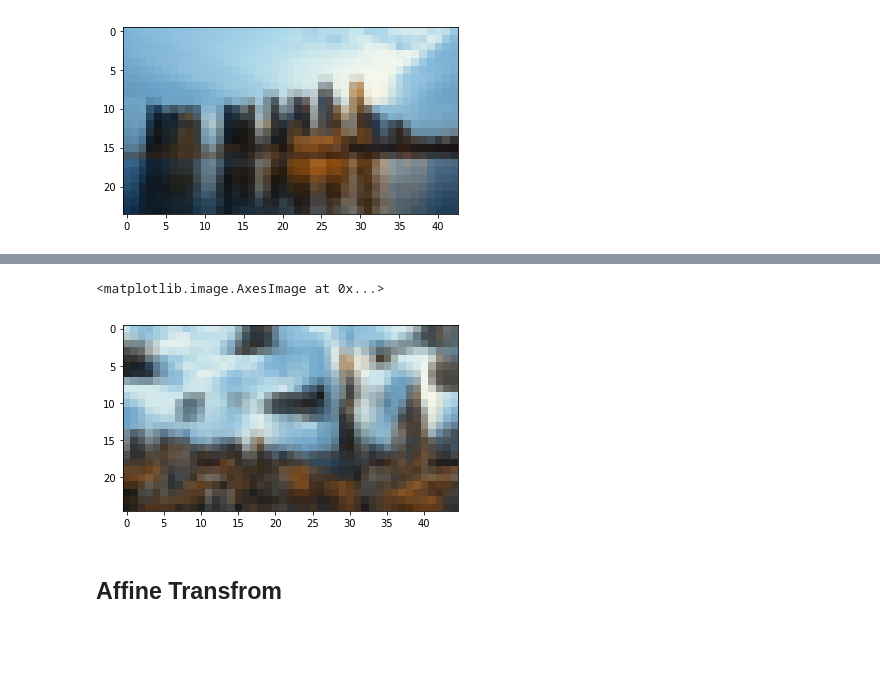
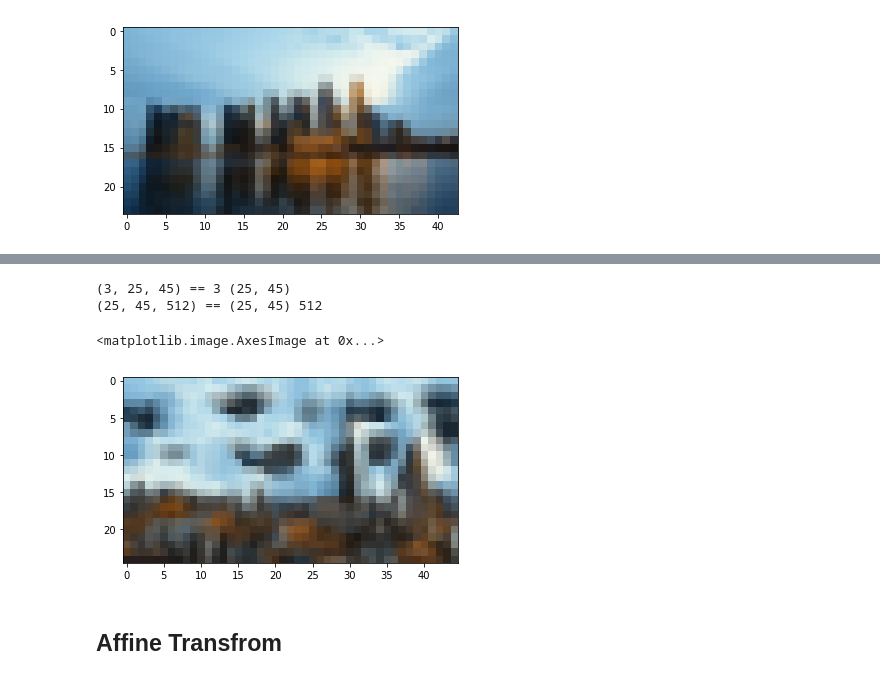
Before and after one commit to rassilon712/Neural_Color_Transfer, a Jupyter notebook: NCT_modified.ipynb, the cells around one changed output, grey strips where cells are left out. Saved outputs shown, nothing was run; the diff lists cells and outputs as text; code cells hidden in the pictures; blank space fills up the shorter version.

```diff
--- a/NCT_modified.ipynb
+++ b/NCT_modified.ipynb
@@ -212,9 +204,10 @@ def get_feature(img_tensor, feature_id):
     if USE_CUDA:
         img_tensor = img_tensor.cuda('cuda:3')
 
-    feature = model(img_tensor, feature_id)
-    feature = feature.data.squeeze().cpu().numpy().transpose(1, 2, 0)
-    return np.array(feature)
+    feature_tensor = model(img_tensor, feature_id)
+    feature = feature_tensor.data.squeeze().cpu().numpy().transpose(LEFT_SHIFT)
+    return feature
+
 
 def normalize(feature):
     return feature / np.linalg.norm(feature, ord=2, axis=2, keepdims=True)
@@ -384,15 +355,15 @@ class PatchMatch:
                     dbest = self.nnd[ay, ax]
 
                     # Propagation
-                    if (ay - ychange) < self.ah and (ay - ychange) >= 0:
+                    if 0 <= (ay - ychange) < self.ah:
                         yp, xp = self.nnf[ay - ychange, ax]
                         yp += ychange
-                        if yp < self.bh and yp >= 0:
+                        if 0 <= yp < self.bh:
                             ybest, xbest, dbest = self.improve_guess(ay, ax, yp, xp, ybest, xbest, dbest)
-                    if (ax - xchange) < self.aw and (ax - xchange) >= 0:
+                    if 0 <= (ax - xchange) < self.aw:
                         yp, xp = self.nnf[ay, ax - xchange]
                         xp += xchange
-                        if xp < self.bw and xp >= 0:
+                        if 0 <= xp < self.bw:
                             ybest, xbest, dbest = self.improve_guess(ay, ax, yp, xp, ybest, xbest, dbest)
 
                     # Random search
@@ -445,13 +416,16 @@ print(map5RS.nnd.shape)
 # %% [markdown]
 ## Image Resizing
 # %%
-def image_to_tensor(img, img_transforms=[]):
+def image_to_tensor(img, img_transforms=None):
+    if img_transforms is None:
+        img_transforms = list()
     data_transforms = transforms.Compose(img_transforms + [
         transforms.ToTensor(),
     ])
     img_tensor = data_transforms(img)
     return img_tensor
 
+
 def resize_img(img, size):
     return image_to_tensor(img, [transforms.Resize(size)])
 # %%
@@ -593,9 +506,20 @@ dest_width: 45
+# %%
+imgG = bds_vote(imgR_resized, map5SR.nnf, map5RS.nnf)
+feat5G = bds_vote(feat5R.transpose(RIGHT_SHIFT), map5SR.nnf, map5RS.nnf).transpose(LEFT_SHIFT)
+feat5G_norm = normalize(feat5G)
+# %%
+# Checking
+print(imgG.shape, "==", imgR_resized.size()[0], map5SR.nnf.shape[:2])
+print(feat5G.shape, "==", map5SR.nnf.shape[:2], feat5R.shape[2])
+# %% [output]
+(3, 25, 45) == 3 (25, 45)
+(25, 45, 512) == (25, 45) 512
 # %%
 # Checking
-imshow(imgG.transpose(1, 2, 0))
+imshow(imgG.transpose(LEFT_SHIFT))
 # %% [output]
 <matplotlib.image.AxesImage at 0x...>
-[figure, old version]
+[figure, new version]
 # %% [markdown]
 ## Affine Transfrom
 # %%
```
Also changed, not shown: parts of 35 cells of this notebook.
